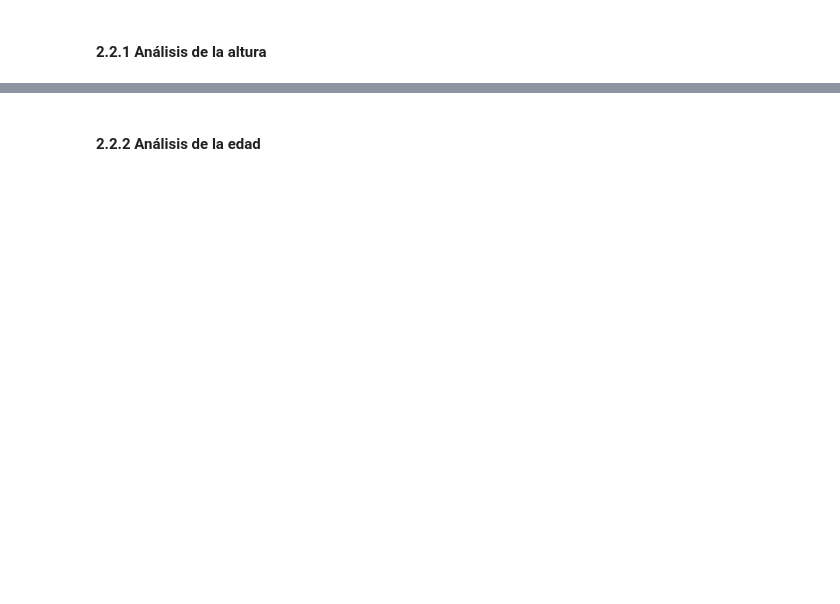
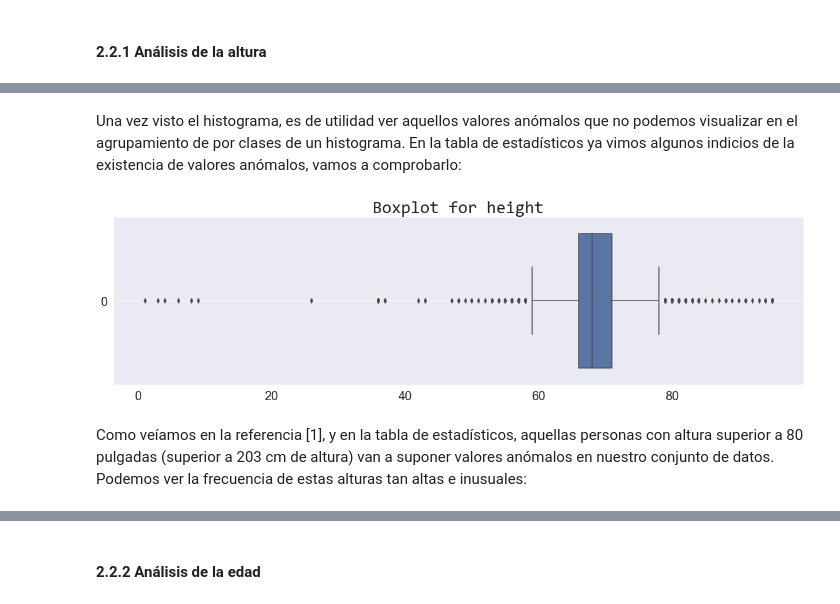
Before and after one commit to dietrujillo/ml_lab, a Jupyter notebook: lab3/notebooks/lab3.ipynb, the cells around one changed output, grey strips where cells are left out. Cells and saved outputs as stored; diff of their text form; code cells hidden in the pictures; blank space fills up the shorter version.

```diff
--- a/lab3/notebooks/lab3.ipynb
+++ b/lab3/notebooks/lab3.ipynb
@@ -161,0 +194,12 @@ En este punto ya podemos observar como hay algunos datos numéricos un tanto ext
+# %% [markdown]
+Una vez visto el histograma, es de utilidad ver aquellos valores anómalos que no podemos visualizar en el agrupamiento de por clases de un histograma. En la tabla de estadísticos ya vimos algunos indicios de la existencia de valores anómalos, vamos a comprobarlo:
+# %%
+plt.figure(figsize=(20, 5))
+sns.boxplot(data=df["height"], orient='horizontal')
+plt.title('Boxplot for height', fontdict={"family": "Consolas", "size": 28})
+plt.grid()
+plt.show()
+# %% [output]
+[figure, added]
+# %% [markdown]
+Como veíamos en la referencia [1], y en la tabla de estadísticos, aquellas personas con altura superior a 80 pulgadas (superior a 203 cm de altura) van a suponer valores anómalos en nuestro conjunto de datos. Podemos ver la frecuencia de estas alturas tan altas e inusuales:
```
Also changed, not shown: parts of 40 cells of this notebook.
